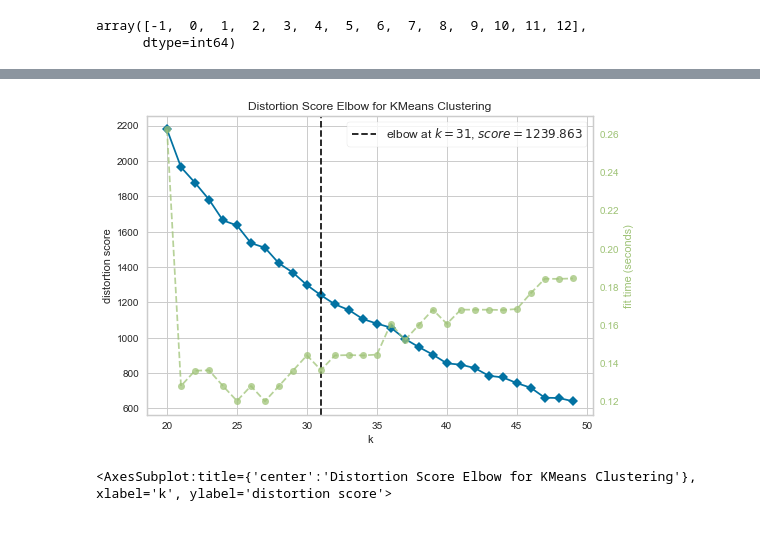
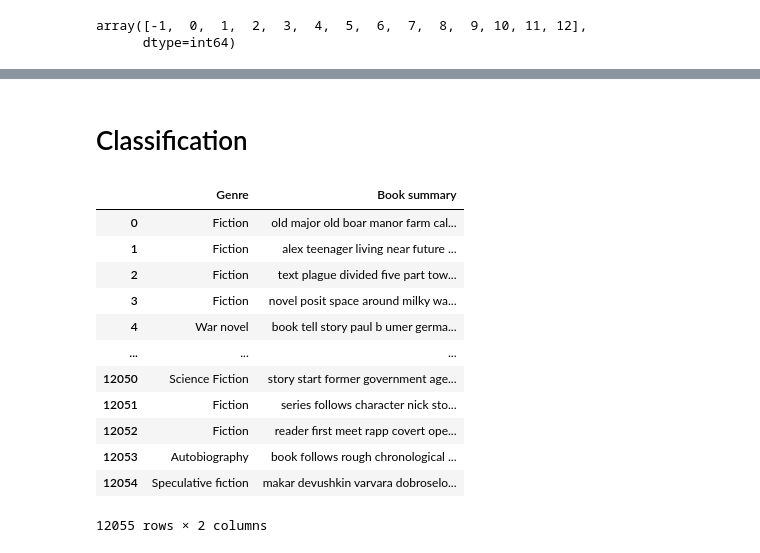
Before and after one commit to HadyKh/Book-Recommender-System, a Jupyter notebook: Code.ipynb, the cells around one changed output, grey strips where cells are left out. Drawn from its saved outputs; the diff is of its cells as text; code cells hidden in the pictures.

```diff
--- a/Code.ipynb
+++ b/Code.ipynb
@@ -247,9 +255,25 @@ cleaned_dataset.iloc[ya]
 # %%
-model = KMeans()
-visualizer = KElbowVisualizer(model, k=(20,50))
+# model = KMeans()
+# visualizer = KElbowVisualizer(model, k=(20,50))
 
-visualizer.fit(tfidf_features_reduced)        # Fit the data to the visualizer
-visualizer.show()
+# visualizer.fit(tfidf_features_reduced)        # Fit the data to the visualizer
+# visualizer.show()
-# %% [output]
-[figure, removed]
-<AxesSubplot:title={'center':'Distortion Score Elbow for KMeans Clustering'}, xlabel='k', ylabel='distortion score'>
+# %% [markdown]
+# Classification
+# %%
+classif_dataset = cleaned_dataset.drop(['Book title', 'Book author', 'Summary'], axis=1)
+classif_dataset
+# %% [output]
+|  | Genre | Book summary |
+| 0 | Fiction | old major old boar manor farm cal... |
+| 1 | Fiction | alex teenager living near future ... |
+| 2 | Fiction | text plague divided five part tow... |
+| 3 | Fiction | novel posit space around milky wa... |
+| 4 | War novel | book tell story paul b umer germa... |
+| ... | ... | ... |
+| 12050 | Science Fiction | story start former government age... |
+| 12051 | Fiction | series follows character nick sto... |
+| 12052 | Fiction | reader first meet rapp covert ope... |
+| 12053 | Autobiography | book follows rough chronological ... |
+| 12054 | Speculative fiction | makar devushkin varvara dobroselo... |
+12055 rows × 2 columns
```
Also changed, not shown: parts of 20 cells of this notebook.
